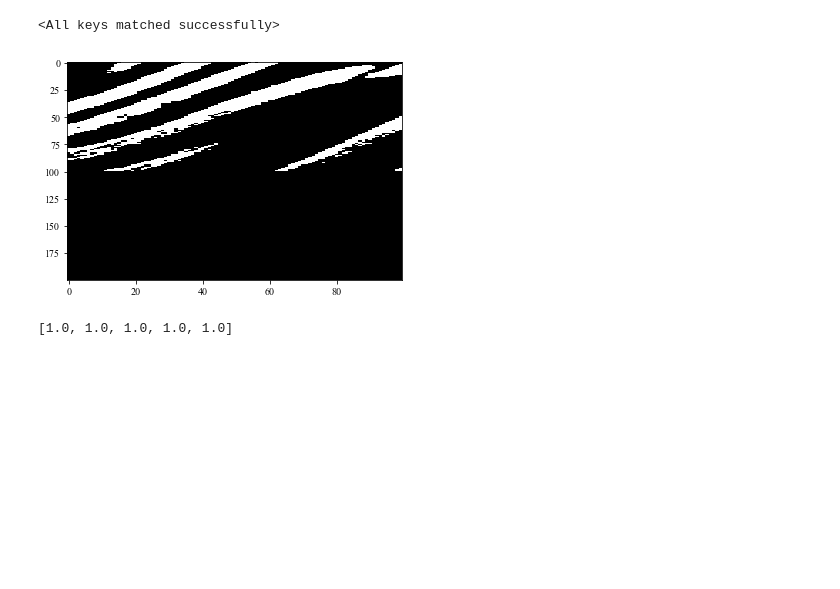
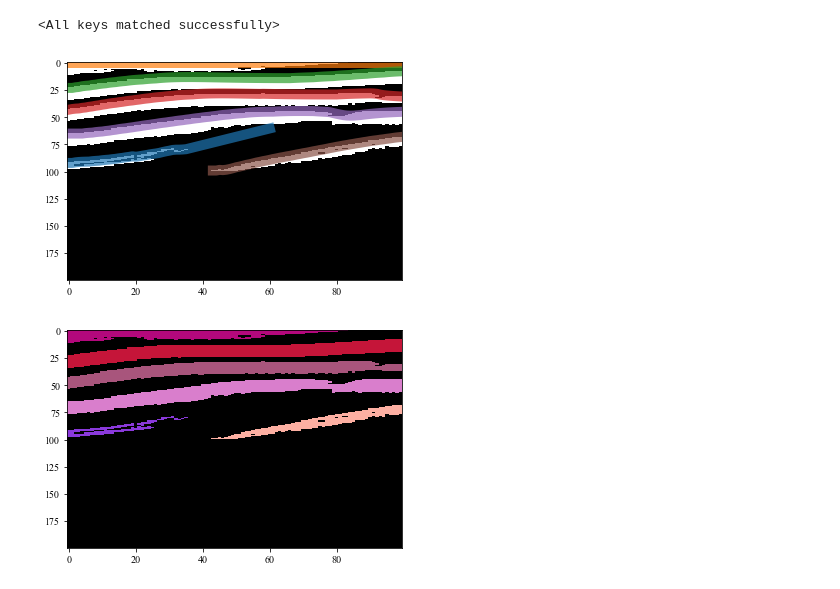
Before and after one commit to jksdbks123/Lidar-Tracker, a Jupyter notebook: ContextAware/DeepLearning/Evaluation2ndRevision.ipynb, the cells around one changed output. Saved outputs shown, nothing was run; the diff lists cells and outputs as text; code cells hidden in the pictures; blank space fills up the shorter version.

```diff
--- a/ContextAware/DeepLearning/Evaluation2ndRevision.ipynb
+++ b/ContextAware/DeepLearning/Evaluation2ndRevision.ipynb
@@ -576,4 +571,16 @@ total_occ_acceleration_errors_Kalman = np.concatenate(total_occ_acceleration_err
 # %% [markdown]
 ## Social LSTM
+# %%
+dir_img = r'D:\TimeSpaceDiagramDataset\9th&VirTestDiagram_res5_2330\TimeSpace 2.v2i.yolov8\train\images'
+traj_dir = r'D:\TimeSpaceDiagramDataset\9th&VirTestDiagram_res5_2330\TimeSpace 2.v2i.yolov8\train\labels'
+# raw_time_space_diagram = np.load(r'D:\TimeSpaceDiagramDataset\9th&VirTestDiagram_res5_2330\lane_2.npy')
+img_out_folder = r'D:\TimeSpaceDiagramDataset\9th&VirTestDiagram_res5_2330\TimeSpace 2.v2i.yolov8\train\pred_out'
+time_span = 100
+lane_unit_num = 200
+x_error_threshold = 4
+db = Raster_DBSCAN(Td_map_szie=(lane_unit,time_span), window_size=[5,9],eps = 1,min_samples=3)
+
+time_space_diagram_list = os.listdir(dir_img)
+trajectory_list = os.listdir(traj_dir)
 # %%
 device = 'cuda' if torch.cuda.is_available() else 'cpu'
@@ -602,37 +611,27 @@ total_acceleration_errors = []
 total_recovered_trajs = []
 speed_eva_window = 20
 x_error_threshold = 2
-input_frames = 10
-lane_unit = 200
-output_frames = 1
 db = Raster_DBSCAN(Td_map_szie=(lane_unit,time_span), window_size=[7,15],eps = 1,min_samples=1)
 for frame_ind in tqdm(range(len(time_space_diagram_list))):
     time_space_diagram_name = time_space_diagram_list[frame_ind]
     trajectory_name = trajectory_list[frame_ind]
     time_space_diagram_raw = cv2.imread(os.path.join(dir_img,time_space_diagram_name), cv2.IMREAD_GRAYSCALE)
     traj_type_label,trajs_label = get_traj_labels(traj_dir,trajectory_name,time_space_diagram_raw)
-
     time_space_diagram_input = time_space_diagram_raw > 100
     time_space_diagram_input = time_space_diagram_input.astype(np.uint8)
+    trajs_pred = get_trajs_from_Kalman_out(time_space_diagram_input,db,time_span = 100)
     padding = np.zeros((lane_unit_num - time_space_diagram_input.shape[0], time_space_diagram_input.shape[1]))
-    input_context = np.concatenate((time_space_diagram_input,padding), axis=0)
-
-    if 0 in traj_type_label and len(trajs_label) > 3:
-        break
-
-
-    # if len(trajs_pred) == 0:
-    #     total_fn += len(trajs_label)
-    #     continue
+    time_space_diagram_input_padded = np.concatenate((time_space_diagram_input,padding), axis=0)
+    break
-# %%
-for t in range(input_frames,input_context.shape[1]):
-    traj_id_data = db.fit_predict(input_context[:,t-input_frames:t+1], input_context[:,t-input_frames:t+1])
-# %%
-plt.imshow(input_context,cmap='gray', aspect = 'auto',interpolation='none')
-plt.show()
-# %% [output]
-[figure, removed]
-# %%
-traj_type_label
-# %% [output]
-[1.0, 1.0, 1.0, 1.0, 1.0]
+# %%
+plt.imshow(time_space_diagram_input_padded,cmap='gray', aspect = 'auto',interpolation='none')
+for idx in trajectories.keys():
+    traj = trajectories[idx]
+    t, x = zip(*traj)
+    plt.plot(t,x,label = f'pred_{i}', linewidth = 10,alpha = 0.7)
+plt.show()
+plt.imshow(Labels,cmap=colormap, aspect = 'auto',interpolation='none')
+plt.show()
+# %% [output]
+[figure, added]
+[figure, added]
```
Also changed, not shown: parts of 3 cells of this notebook, 8 other files.
